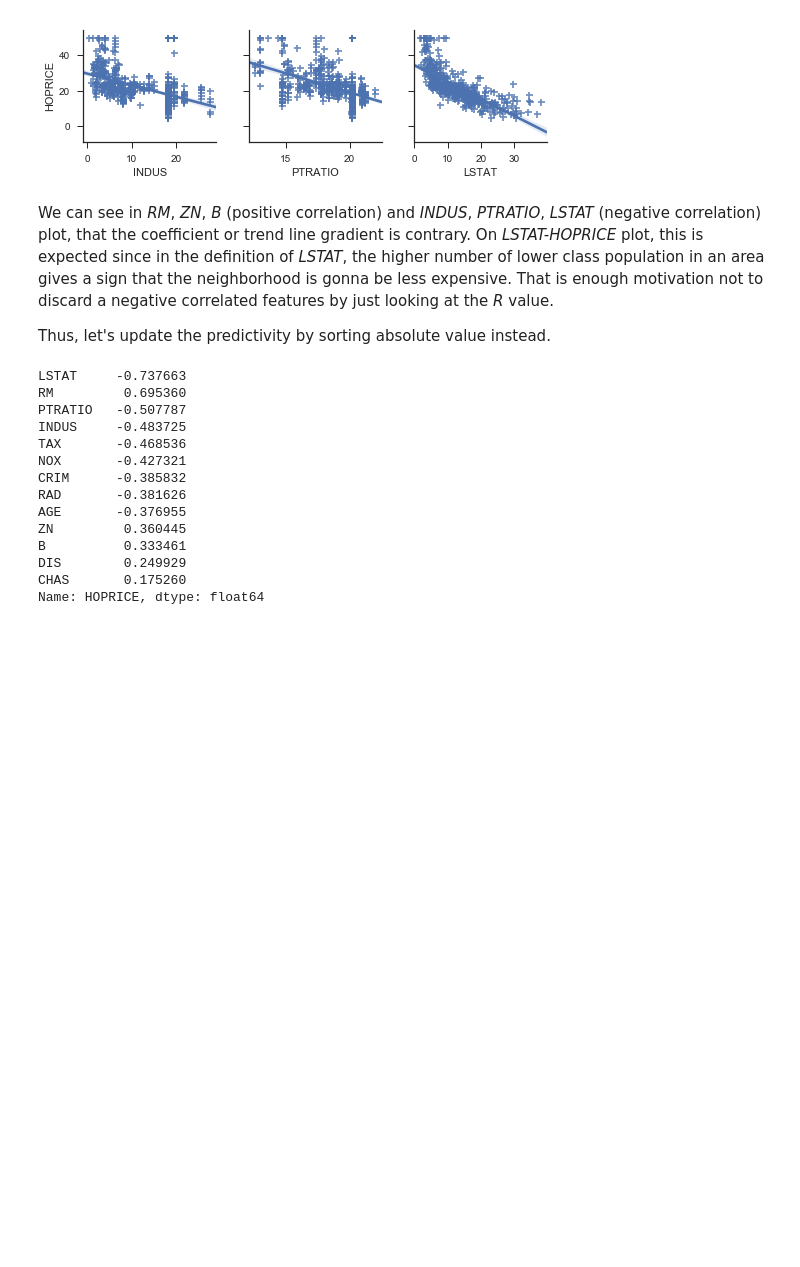
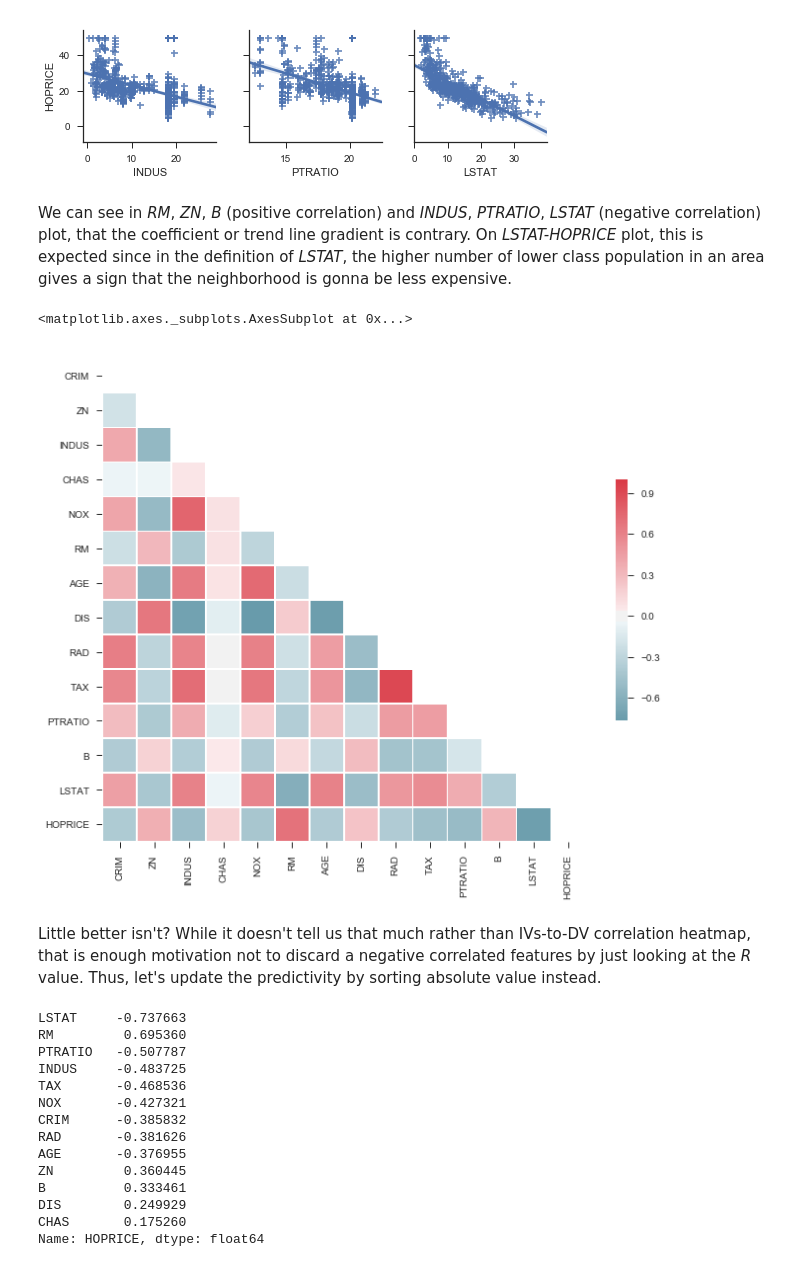
Before and after one commit to yanuartadityan/boston_house, a Jupyter notebook: EDA Boston House.ipynb, the cells around one changed output. Saved outputs shown, nothing was run; the diff lists cells and outputs as text; code cells hidden in the pictures; blank space fills up the shorter version.

Commit message:
add corrplot (heatmap) to the pearson correlations

```diff
--- a/EDA Boston House.ipynb
+++ b/EDA Boston House.ipynb
@@ -429,9 +429,26 @@ sns.pairplot(df_boston_data,
 [figure]
 [figure]
 # %% [markdown]
-We can see in *RM*, *ZN*, *B* (positive correlation) and *INDUS*, *PTRATIO*, *LSTAT* (negative correlation) plot, that the coefficient or trend line gradient is contrary. On *LSTAT-HOPRICE* plot, this is expected since in the definition of *LSTAT*, the higher number of lower class population in an area gives a sign that the neighborhood is gonna be less expensive. That is enough motivation not to discard a negative correlated features by just looking at the *R* value.
-
-Thus, let's update the predictivity by sorting absolute value instead.
+We can see in *RM*, *ZN*, *B* (positive correlation) and *INDUS*, *PTRATIO*, *LSTAT* (negative correlation) plot, that the coefficient or trend line gradient is contrary. On *LSTAT-HOPRICE* plot, this is expected since in the definition of *LSTAT*, the higher number of lower class population in an area gives a sign that the neighborhood is gonna be less expensive.
+# %%
+# axes
+f, ax = plt.subplots(figsize=(11, 9))
+
+# Generate a custom diverging colormap
+cmap = sns.diverging_palette(220, 10, as_cmap=True)
+
+# Generate a mask for the upper triangle
+mask = np.zeros_like(df_boston_pearson, dtype=np.bool)
+mask[np.triu_indices_from(mask)] = True
+
+# Draw the heatmap with the mask and correct aspect ratio
+sns.heatmap(df_boston_pearson, mask=mask, cmap=cmap, center=0,
+            square=True, linewidths=.5, cbar_kws={"shrink": .5})
+# %% [output]
+<matplotlib.axes._subplots.AxesSubplot at 0x...>
+[figure, added]
+# %% [markdown]
+Little better isn't? While it doesn't tell us that much rather than IVs-to-DV correlation heatmap, that is enough motivation not to discard a negative correlated features by just looking at the *R* value. Thus, let's update the predictivity by sorting absolute value instead.
 # %%
 predictivity_sorted = corr_with_target[abs(corr_with_target).argsort()[::-1]]
 predictivity_sorted
```
Also changed, not shown: parts of 7 cells of this notebook, 1 other file.
